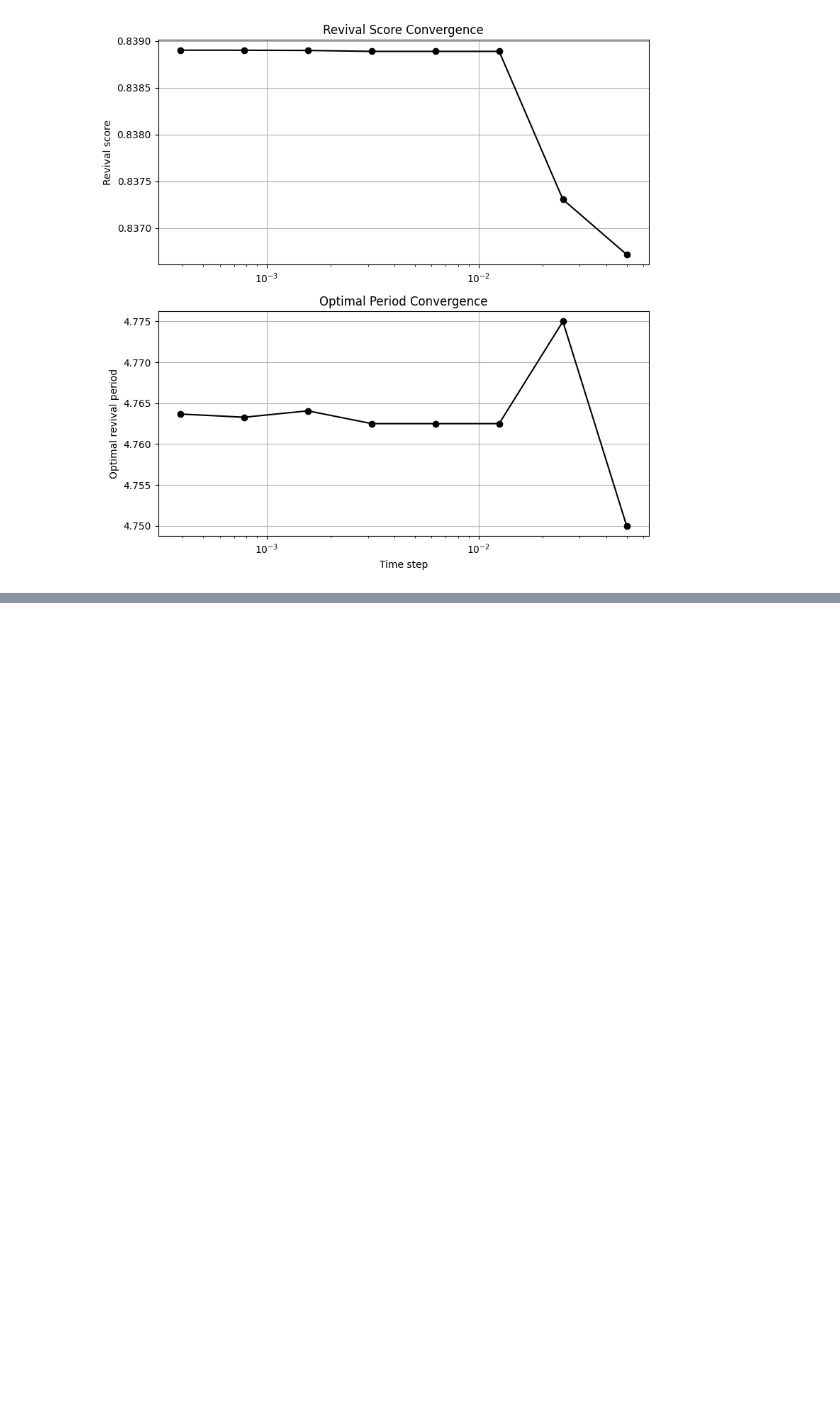
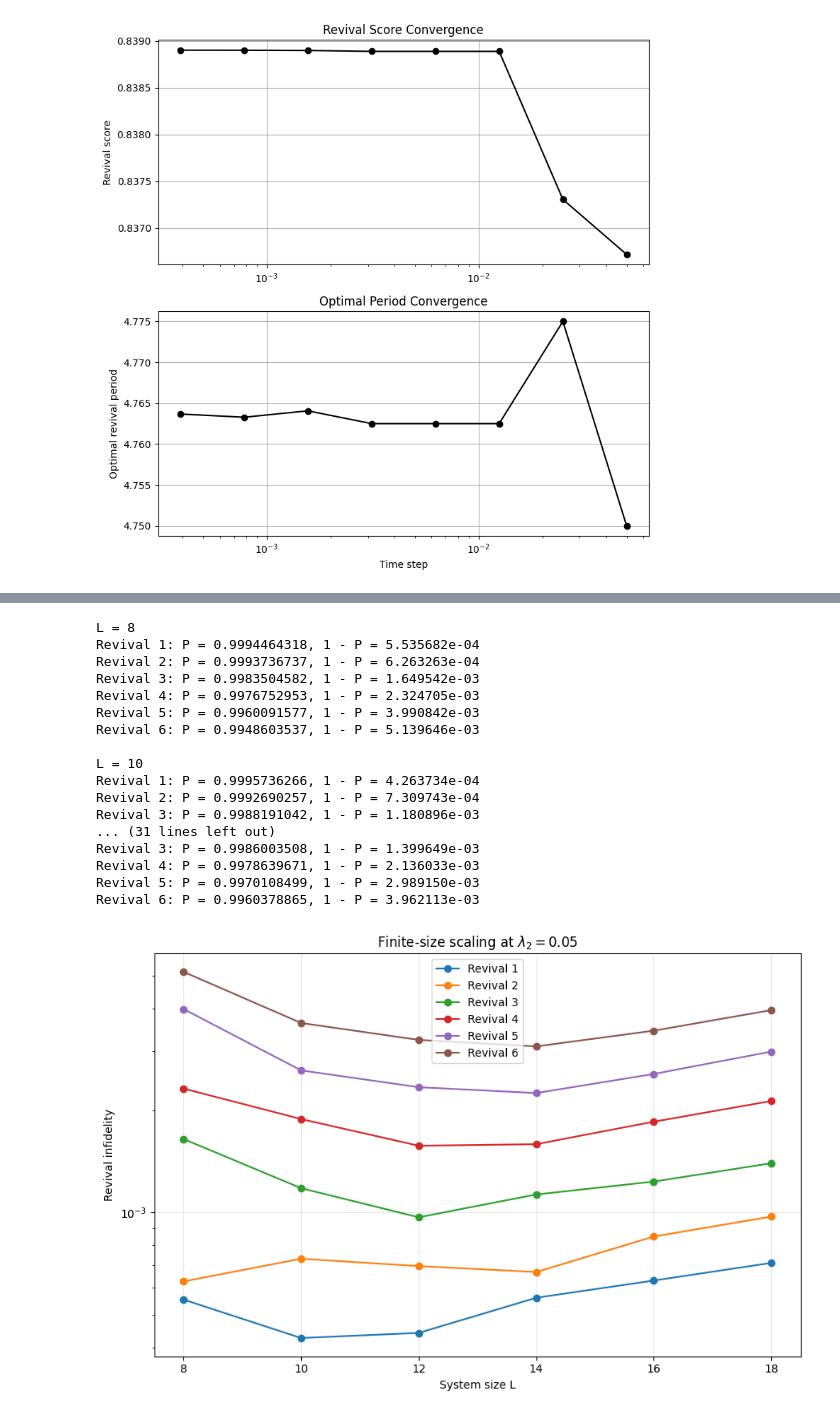
Before and after one commit to ahmetbkavruk/ML-scars, a Jupyter notebook: main.ipynb, the cells around one changed output, grey strips where cells are left out. Cells and saved outputs as stored; diff of their text form; code cells hidden in the pictures; blank space fills up the shorter version.

```diff
--- a/main.ipynb
+++ b/main.ipynb
@@ -160,0 +345,46 @@ plt.show()
+# %%
+revival_infidelities = 1 - revival_peaks
+
+for position, L in enumerate(system_sizes):
+    print(f"\nL = {L}")
+
+    for revival_position, revival_number in enumerate(revival_numbers):
+        print(
+            f"Revival {revival_number}: "
+            f"P = {revival_peaks[position, revival_position]:.10f}, "
+            f"1 - P = {revival_infidelities[position, revival_position]:.6e}"
+        )
+
+fig, axis = plt.subplots(figsize=(9, 6))
+
+for revival_position, revival_number in enumerate(revival_numbers):
+    axis.semilogy(system_sizes, revival_infidelities[:, revival_position], marker="o", label=f"Revival {revival_number}")
+
+axis.set_xlabel("System size L")
+axis.set_ylabel("Revival infidelity")
+axis.set_title(r"Finite-size scaling at $\lambda_2 = 0.05$")
+axis.set_xticks(system_sizes)
+axis.legend()
+axis.grid(alpha=0.3)
+
+fig.tight_layout()
+plt.show()
+# %% [output]
+L = 8
+Revival 1: P = 0.9994464318, 1 - P = 5.535682e-04
+Revival 2: P = 0.9993736737, 1 - P = 6.263263e-04
+Revival 3: P = 0.9983504582, 1 - P = 1.649542e-03
+Revival 4: P = 0.9976752953, 1 - P = 2.324705e-03
+Revival 5: P = 0.9960091577, 1 - P = 3.990842e-03
+Revival 6: P = 0.9948603537, 1 - P = 5.139646e-03
+
+L = 10
+Revival 1: P = 0.9995736266, 1 - P = 4.263734e-04
+Revival 2: P = 0.9992690257, 1 - P = 7.309743e-04
+Revival 3: P = 0.9988191042, 1 - P = 1.180896e-03
+... (31 lines left out)
+Revival 3: P = 0.9986003508, 1 - P = 1.399649e-03
+Revival 4: P = 0.9978639671, 1 - P = 2.136033e-03
+Revival 5: P = 0.9970108499, 1 - P = 2.989150e-03
+Revival 6: P = 0.9960378865, 1 - P = 3.962113e-03
+[figure, added]
```
Also changed, not shown: parts of 6 cells of this notebook, 5 other files.
